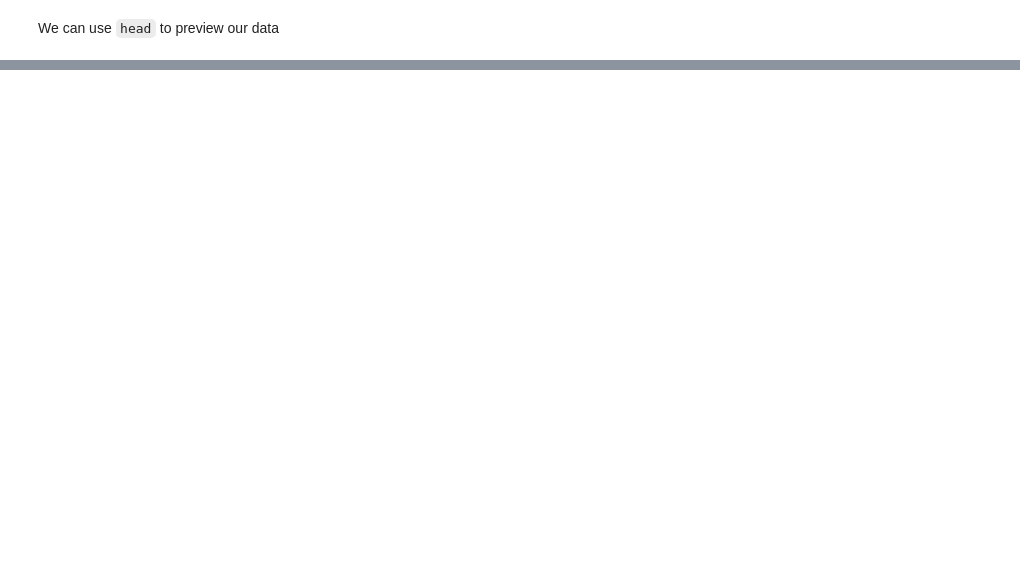
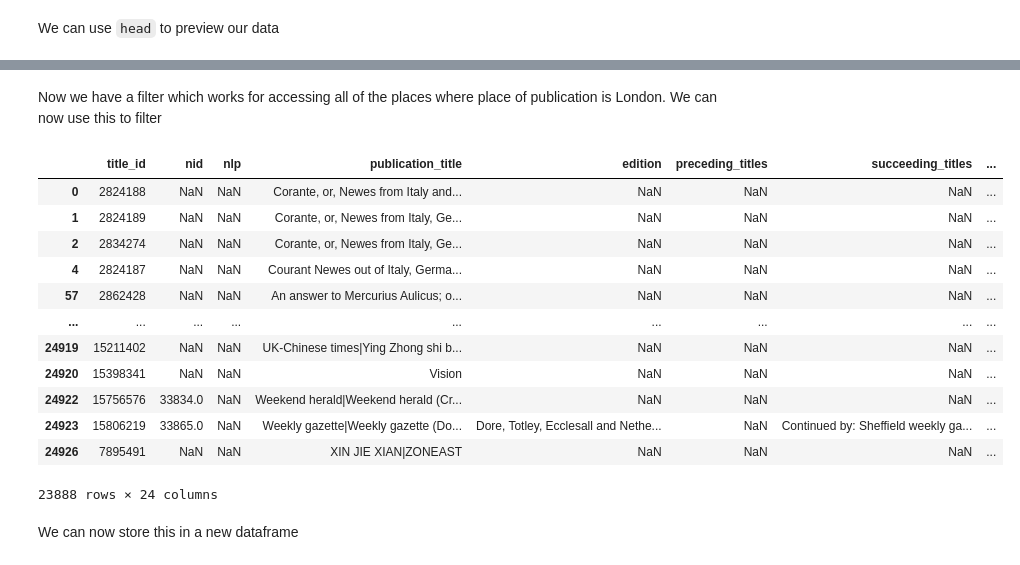
Before and after one commit to davanstrien/Python-introduction-for-digital-collections, a Jupyter notebook: 03_pandas.ipynb, the cells around one changed output, grey strips where cells are left out. Cells and saved outputs as stored; diff of their text form; code cells hidden in the pictures; blank space fills up the shorter version.

```diff
--- a/03_pandas.ipynb
+++ b/03_pandas.ipynb
@@ -147 +500,21 @@ df_no_london = df_no_london[df_no_london.country_of_publication=='England']
+# %% [markdown]
+Now we have a filter which works for accessing all of the places where place of publication is London. We can now use this to filter
+# %%
+df[~london]
+# %% [output]
+|  | title_id | nid | nlp | publication_title | edition | preceding_titles | succeeding_titles | ... |
+| 0 | 2824188 | NaN | NaN | Corante, or, Newes from Italy and... | NaN | NaN | NaN | ... |
+| 1 | 2824189 | NaN | NaN | Corante, or, Newes from Italy, Ge... | NaN | NaN | NaN | ... |
+| 2 | 2834274 | NaN | NaN | Corante, or, Newes from Italy, Ge... | NaN | NaN | NaN | ... |
+| 4 | 2824187 | NaN | NaN | Courant Newes out of Italy, Germa... | NaN | NaN | NaN | ... |
+| 57 | 2862428 | NaN | NaN | An answer to Mercurius Aulicus; o... | NaN | NaN | NaN | ... |
+| ... | ... | ... | ... | ... | ... | ... | ... | ... |
+| 24919 | 15211402 | NaN | NaN | UK-Chinese times|Ying Zhong shi b... | NaN | NaN | NaN | ... |
+| 24920 | 15398341 | NaN | NaN | Vision | NaN | NaN | NaN | ... |
+| 24922 | 15756576 | 33834.0 | NaN | Weekend herald|Weekend herald (Cr... | NaN | NaN | NaN | ... |
+| 24923 | 15806219 | 33865.0 | NaN | Weekly gazette|Weekly gazette (Do... | Dore, Totley, Ecclesall and Nethe... | NaN | Continued by: Sheffield weekly ga... | ... |
+| 24926 | 7895491 | NaN | NaN | XIN JIE XIAN|ZONEAST | NaN | NaN | NaN | ... |
+23888 rows × 24 columns
+# %% [markdown]
+We can now store this in a new dataframe
 # %%
```
Also changed, not shown: parts of 119 cells of this notebook.
